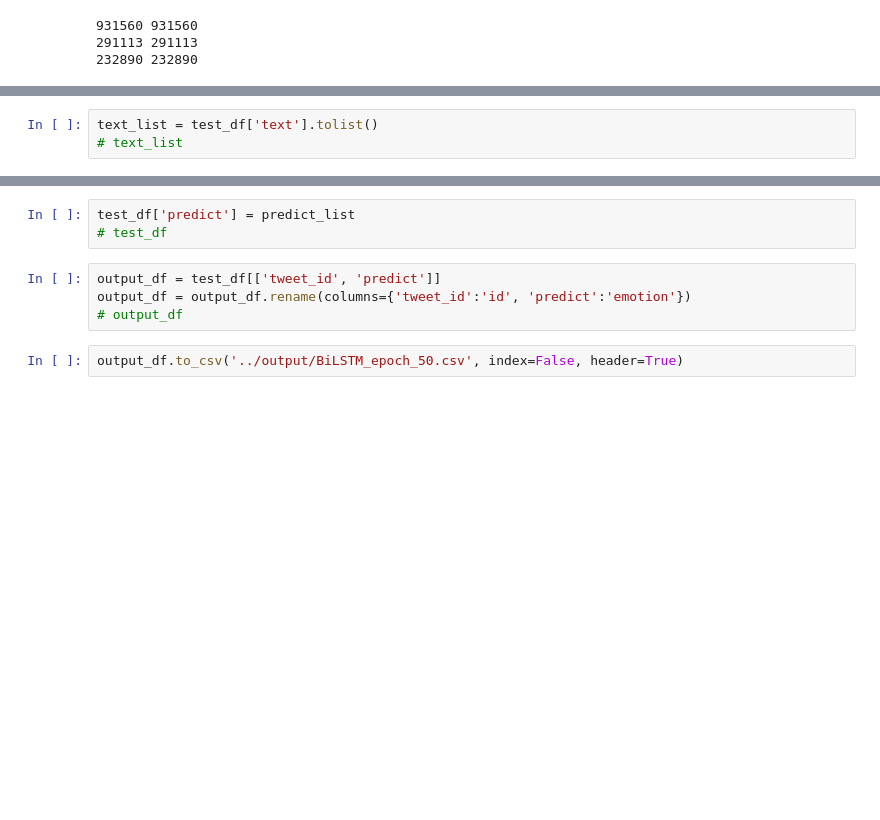
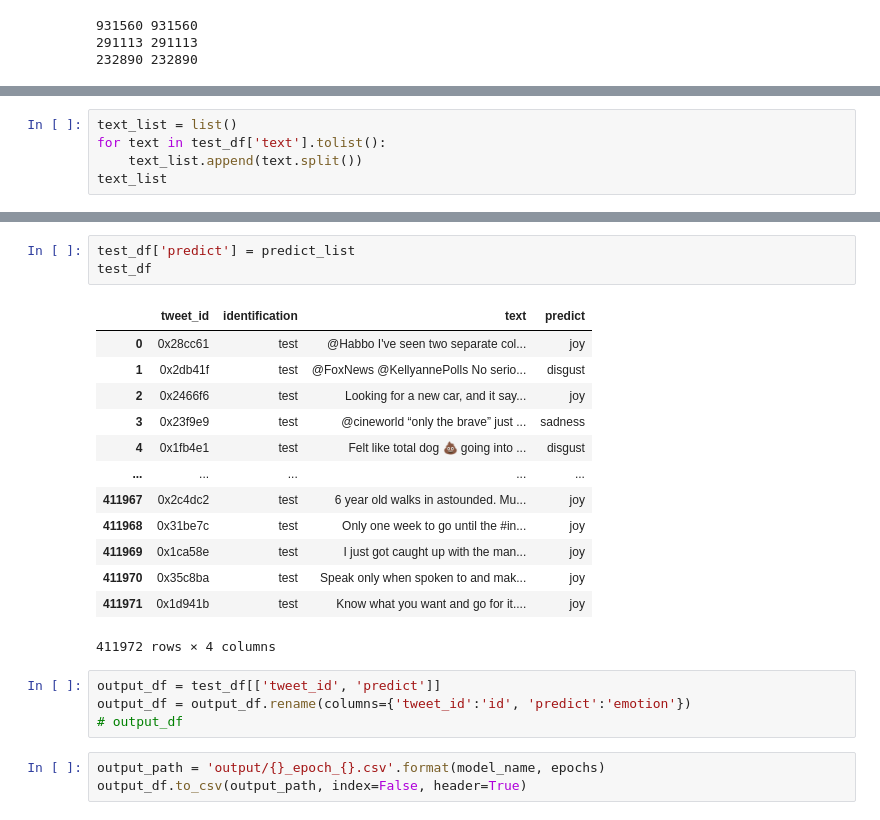
Before and after one commit to wuling31715/2020-NTHU-Data-Mining, a Jupyter notebook: lab2/kaggle/kashgari/26.ipynb, the cells around one changed output, grey strips where cells are left out. Cells and saved outputs as stored; diff of their text form; blank space fills up the shorter version.

```diff
--- a/lab2/kaggle/kashgari/26.ipynb
+++ b/lab2/kaggle/kashgari/26.ipynb
@@ -125,3 +240,5 @@ test_df
 # %%
-text_list = test_df['text'].tolist()
-# text_list
+text_list = list()
+for text in test_df['text'].tolist():
+    text_list.append(text.split())
+text_list
@@ -131,9 +277,24 @@ predict_list
 # %%
 test_df['predict'] = predict_list
-# test_df
+test_df
+# %% [output]
+|  | tweet_id | identification | text | predict |
+| 0 | 0x28cc61 | test | @Habbo I've seen two separate col... | joy |
+| 1 | 0x2db41f | test | @FoxNews @KellyannePolls No serio... | disgust |
+| 2 | 0x2466f6 | test | Looking for a new car, and it say... | joy |
+| 3 | 0x23f9e9 | test | @cineworld “only the brave” just ... | sadness |
+| 4 | 0x1fb4e1 | test | Felt like total dog 💩 going into ... | disgust |
+| ... | ... | ... | ... | ... |
+| 411967 | 0x2c4dc2 | test | 6 year old walks in astounded. Mu... | joy |
+| 411968 | 0x31be7c | test | Only one week to go until the #in... | joy |
+| 411969 | 0x1ca58e | test | I just got caught up with the man... | joy |
+| 411970 | 0x35c8ba | test | Speak only when spoken to and mak... | joy |
+| 411971 | 0x1d941b | test | Know what you want and go for it.... | joy |
+411972 rows × 4 columns
 # %%
 output_df = test_df[['tweet_id', 'predict']]
 output_df = output_df.rename(columns={'tweet_id':'id', 'predict':'emotion'})
 # output_df
-# %%
-output_df.to_csv('../output/BiLSTM_epoch_50.csv', index=False, header=True)
+# %%
+output_path = 'output/{}_epoch_{}.csv'.format(model_name, epochs)
+output_df.to_csv(output_path, index=False, header=True)
```
Also changed, not shown: parts of 7 cells of this notebook, 2 other files.
